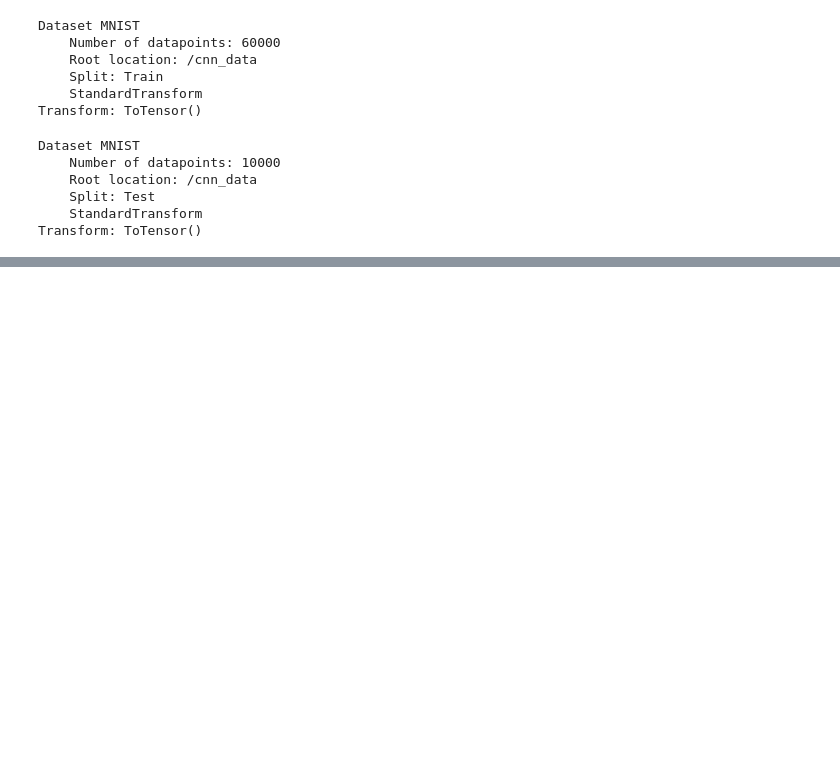
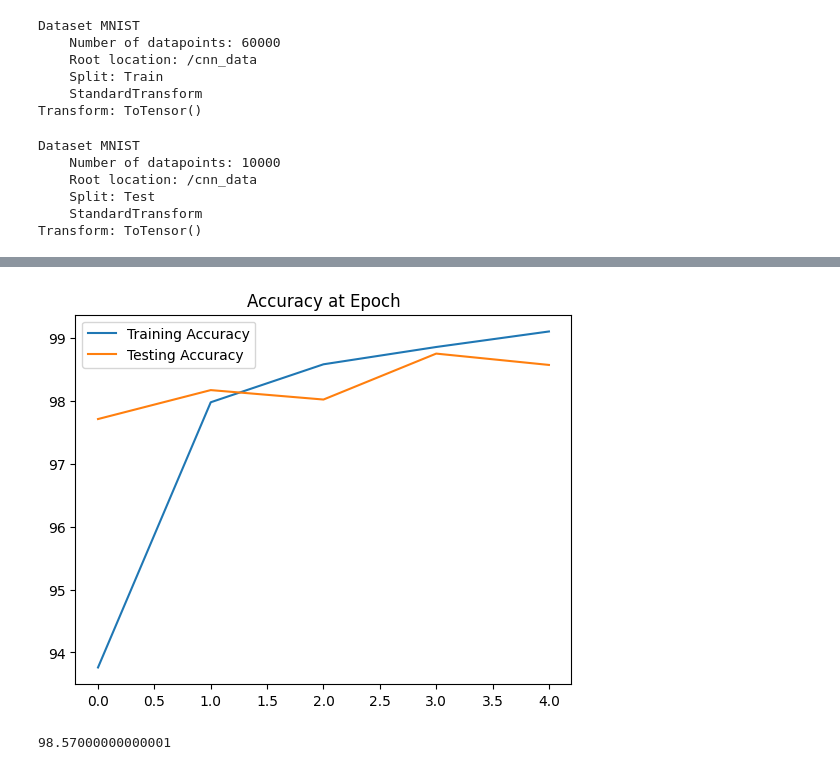
Before and after one commit to rishiraj09/pytorch-tutorial, a Jupyter notebook: convolutional_neural_network.ipynb, the cells around one changed output, grey strips where cells are left out. Cells and saved outputs as stored; diff of their text form; code cells hidden in the pictures; blank space fills up the shorter version.

```diff
--- a/convolutional_neural_network.ipynb
+++ b/convolutional_neural_network.ipynb
@@ -42,0 +93,29 @@ Transform: ToTensor()
+# %%
+# Model Class
+class ConvolutionalNetwork(nn.Module):
+    def __init__(self):
+      super().__init__()
+      self.conv1 = nn.Conv2d(1,6,3,1)
+      self.conv2 = nn.Conv2d(6,16,3,1) # Changed in_channels from 1 to 6
+
+      # Fully connected layer
+      self.fc1 = nn.Linear(5*5*16, 120)
+      self.fc2 = nn.Linear(120, 84)
+      self.fc3 = nn.Linear(84, 10)
+
+    def forward(self, X):
+      X = F.relu(self.conv1(X))
+      X = F.max_pool2d(X, 2, 2) # 2X2 kernal and stride 2
+      #  Second Pass
+      X = F.relu(self.conv2(X))
+      X = F.max_pool2d(X, 2, 2)
+
+      # Re-view to flatten it out
+      X = X.view(-1, 16*5*5) # negative one so that we can vary the batch size
+
+      # Fully connected Lyers
+      X = F.relu(self.fc1(X))
+      X = F.relu(self.fc2(X))
+      X = self.fc3(X)
+
+      return F.log_softmax(X, dim=1)
@@ -42,0 +224,9 @@ Transform: ToTensor()
+# %%
+# Graph the accuracy at the end of each epochs
+plt.plot([t/600 for t in train_correct], label="Training Accuracy")
+plt.plot([t/100 for t in test_correct], label="Testing Accuracy")
+plt.title("Accuracy at Epoch")
+plt.legend()
+plt.show()
+# %% [output]
+[figure, added]
@@ -42,0 +242,5 @@ Transform: ToTensor()
+# %%
+# Correct
+correct.item()/len(test_data)*100
+# %% [output]
+98.57000000000001
```
Also changed, not shown: parts of 25 cells of this notebook.
